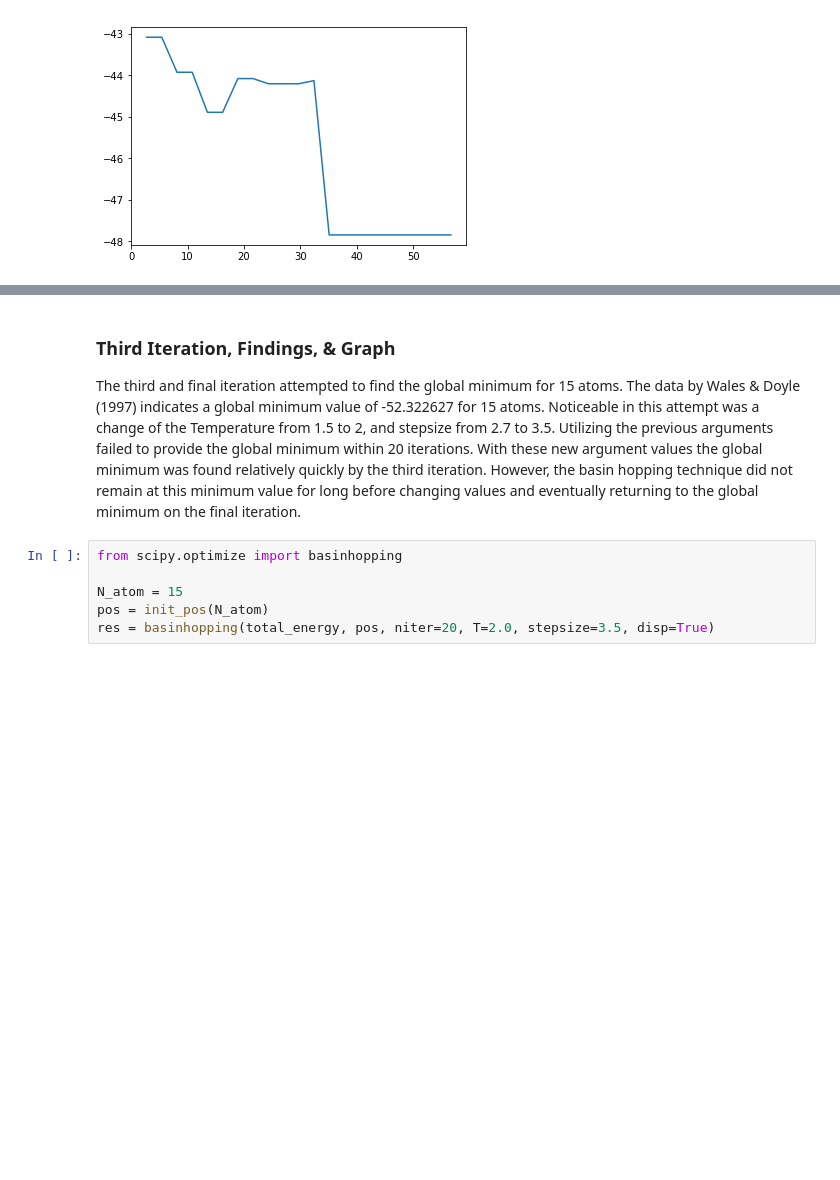
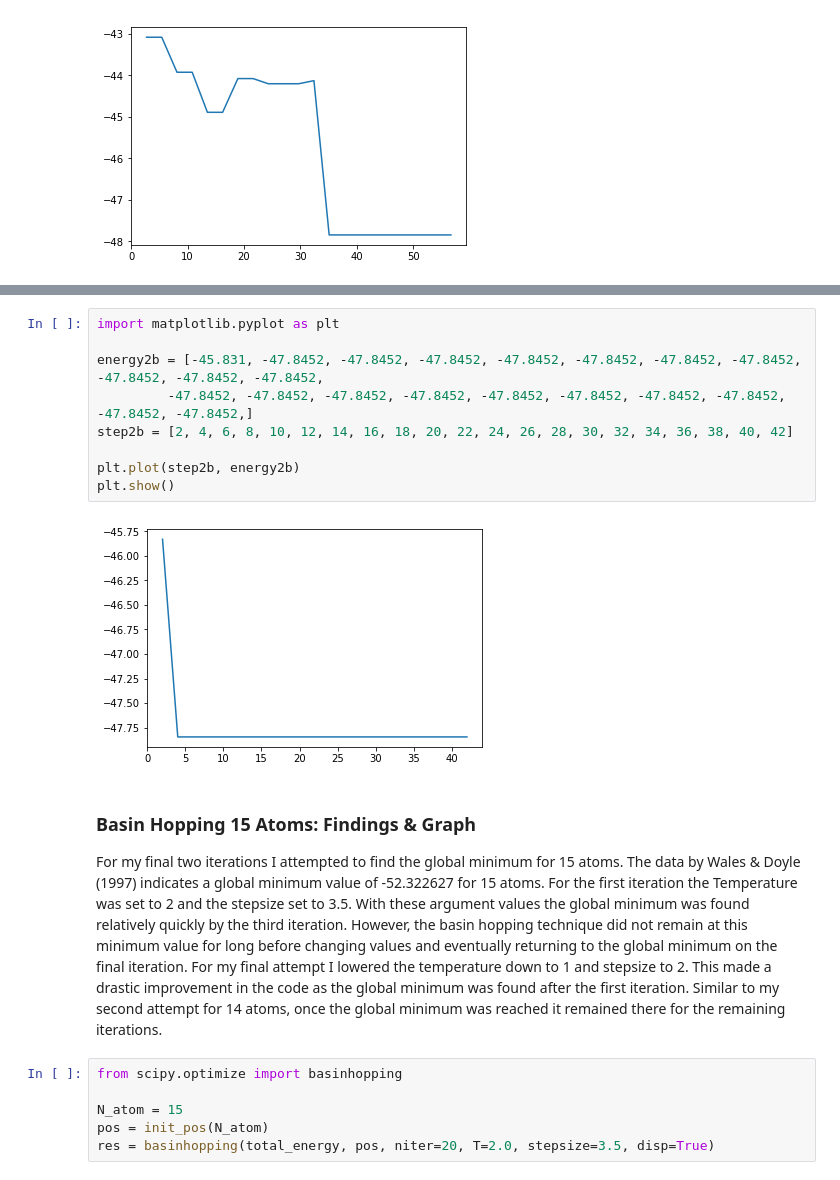
Before and after one commit to JimmySalazar/2017-cmp, a Jupyter notebook: Project.ipynb, the cells around one changed output, grey strips where cells are left out. Drawn from its saved outputs; the diff is of its cells as text; blank space fills up the shorter version.

```diff
--- a/Project.ipynb
+++ b/Project.ipynb
@@ -186,7 +243,18 @@ plt.show()
+# %%
+import matplotlib.pyplot as plt
+
+energy2b = [-45.831, -47.8452, -47.8452, -47.8452, -47.8452, -47.8452, -47.8452, -47.8452, -47.8452, -47.8452, -47.8452,
+         -47.8452, -47.8452, -47.8452, -47.8452, -47.8452, -47.8452, -47.8452, -47.8452, -47.8452, -47.8452,]
+step2b = [2, 4, 6, 8, 10, 12, 14, 16, 18, 20, 22, 24, 26, 28, 30, 32, 34, 36, 38, 40, 42]
+
+plt.plot(step2b, energy2b)
+plt.show()
+# %% [output]
+[figure, added]
 # %% [markdown]
-### Third Iteration, Findings, & Graph
+### Basin Hopping 15 Atoms: Findings & Graph
 
-The third and final iteration attempted to find the global minimum for 15 atoms. The data by Wales & Doyle (1997) indicates a global minimum value of -52.322627 for 15 atoms. Noticeable in this attempt was a change of the Temperature from 1.5 to 2, and stepsize from 2.7 to 3.5. Utilizing the previous arguments failed to provide the global minimum within 20 iterations. With these new argument values the global minimum was found relatively quickly by the third iteration. However, the basin hopping technique did not remain at this minimum value for long before changing values and eventually returning to the global minimum on the final iteration.
+For my final two iterations I attempted to find the global minimum for 15 atoms. The data by Wales & Doyle (1997) indicates a global minimum value of -52.322627 for 15 atoms. For the first iteration the Temperature was set to 2 and the stepsize set to 3.5. With these argument values the global minimum was found relatively quickly by the third iteration. However, the basin hopping technique did not remain at this minimum value for long before changing values and eventually returning to the global minimum on the final iteration. For my final attempt I lowered the temperature down to 1 and stepsize to 2. This made a drastic improvement in the code as the global minimum was found after the first iteration. Similar to my second attempt for 14 atoms, once the global minimum was reached it remained there for the remaining iterations.
 # %%
 from scipy.optimize import basinhopping
 
```
Also changed, not shown: parts of 8 cells of this notebook.
